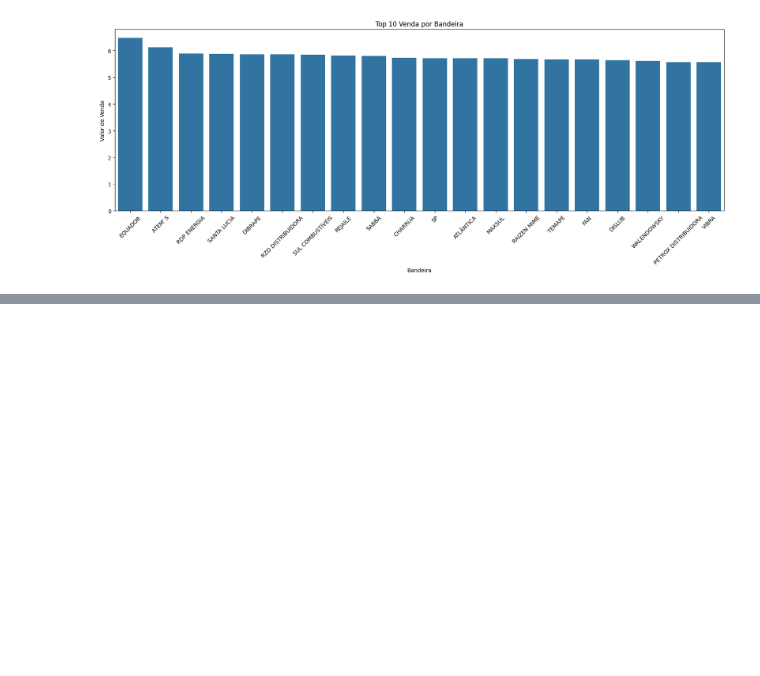
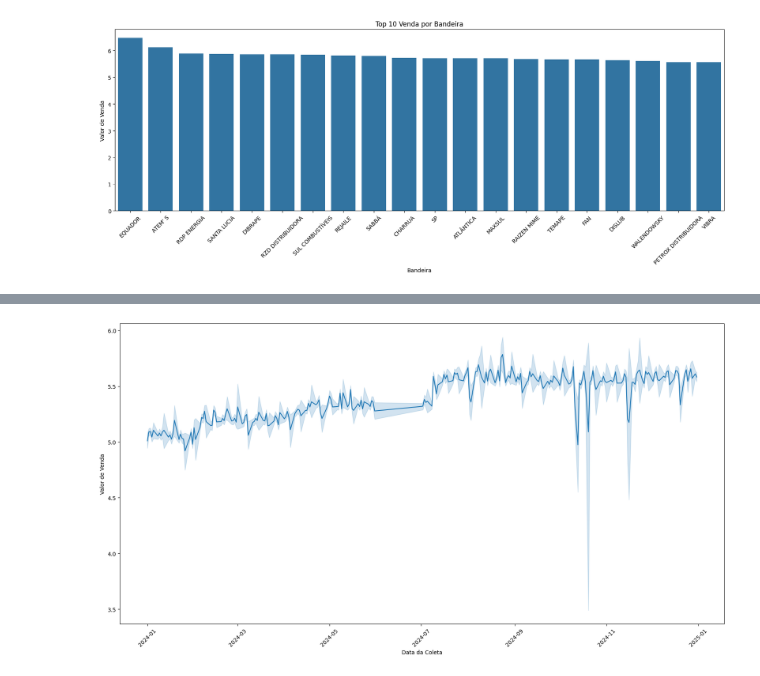
Before and after one commit to SandraRojasZ/DataScience, a Jupyter notebook: ProjetoAED.ipynb, the cells around one changed output, grey strips where cells are left out. Saved outputs shown, nothing was run; the diff lists cells and outputs as text; code cells hidden in the pictures; blank space fills up the shorter version.

```diff
--- a/ProjetoAED.ipynb
+++ b/ProjetoAED.ipynb
@@ -528,0 +559,8 @@ dtype: int64
+# %%
+# Com transformação da data se pode visualizar o período no eixo x
+plt.figure(figsize=(20,10))
+sns.lineplot(data=df_limpo, x='Data da Coleta', y='Valor de Venda')
+plt.xticks(rotation=45)
+plt.show()
+# %% [output]
+[figure, added]
```
Also changed, not shown: parts of 20 cells of this notebook.
